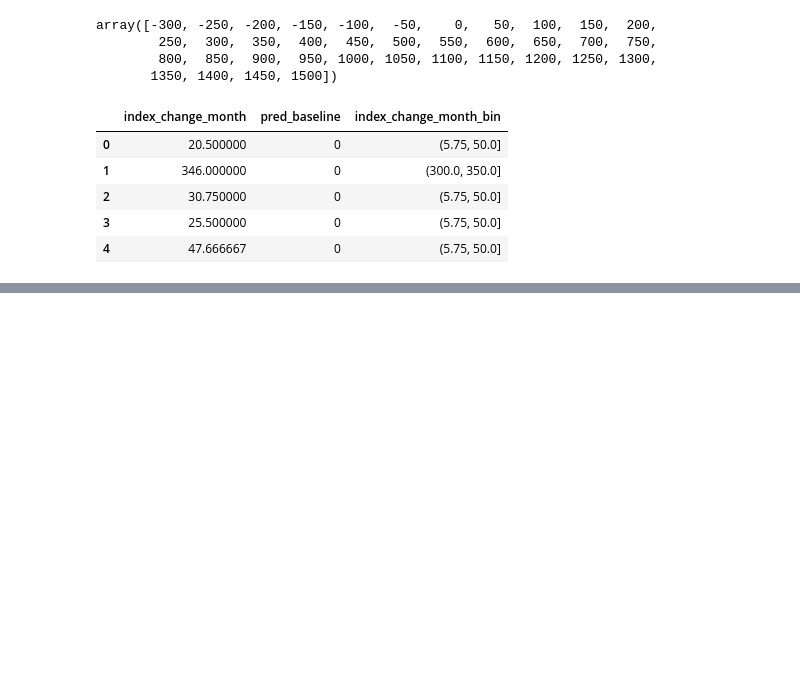
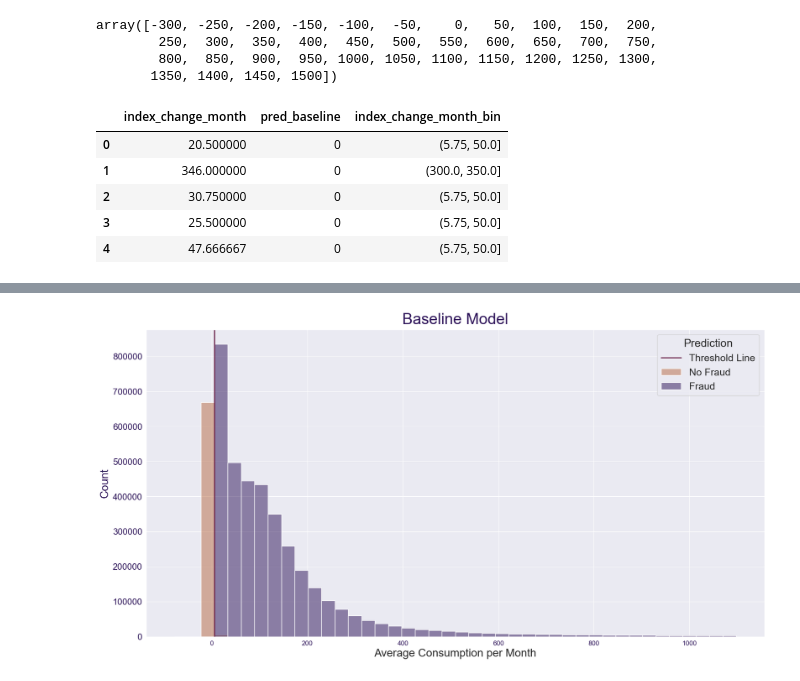
Before and after one commit to Cazta/fraud_detection_electricity_company, a Jupyter notebook: plot_baseline.ipynb, the cells around one changed output, grey strips where cells are left out. Cells and saved outputs as stored; diff of their text form; code cells hidden in the pictures; blank space fills up the shorter version.

Commit message:
add plots in nb baseline

```diff
--- a/plot_baseline.ipynb
+++ b/plot_baseline.ipynb
@@ -341,0 +353,24 @@ plt.show();
+# %%
+# # histplot, not useful
+fig = plt.figure(figsize=(20,10))
+hist = sns.histplot(data=df_red_interval, x='index_change_month', hue='pred_baseline',color=customPalette, shrink=1, bins = np.arange(quantile_idx-84, 1114, 28))# bins=60)#, multiple='stack')
+hist.axvline(x=quantile_idx, color='#671f47', linewidth=2) # '#b86a44', '#671f47', '#a22e54',  '#dabc66'
+#plt.xticks(rotation=45)
+#plt.subplots_adjust(top=0.90)
+#add legend to plot
+plt.legend(
+    title='Prediction',
+    labels = ['Threshold Line','No Fraud','Fraud'],
+    fontsize=18,#'x-large',
+    title_fontsize=20#'xx-large'
+    )
+plt.xlabel('Average Consumption per Month', fontsize=20);
+plt.ylabel('Count', fontsize=20, color='#2c1258');
+plt.title('Baseline Model', fontsize=28, color='#2c1258', pad=60, y=0.91) #color='#b86a44'
+plt.xticks(color='#2c1258',fontsize=12)
+plt.yticks(color='#2c1258', fontsize=16)
+#sns.lineplot(x=quantile_idx, y=[0,5])
+#plt.savefig('plots/baseline_plot2_without_title.jpg')
+plt.show();
+# %% [output]
+[figure, added]
```
Also changed, not shown: parts of 9 cells of this notebook.
